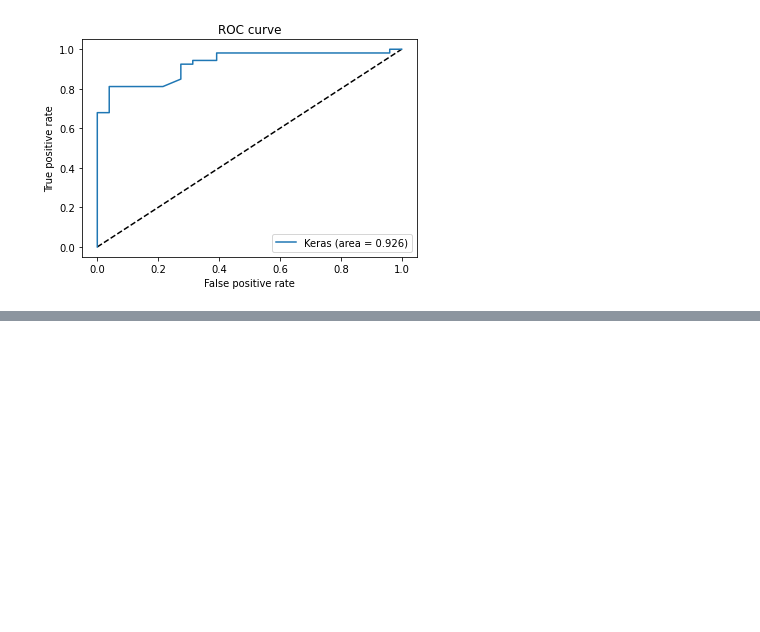
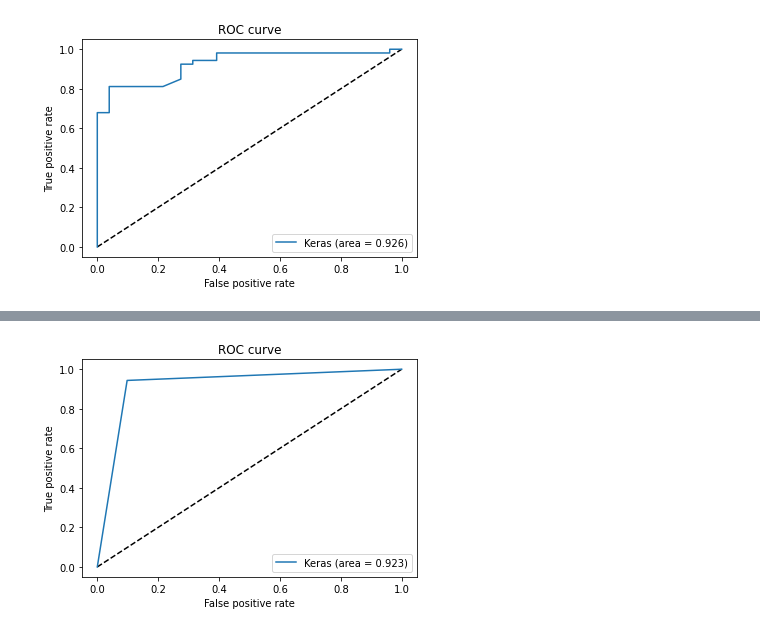
Before and after one commit to aarushkachhawa/Heart-Disease-Detection, a Jupyter notebook: Heart_Disease_Detection_Paper.ipynb, the cells around one changed output, grey strips where cells are left out. Cells and saved outputs as stored; diff of their text form; code cells hidden in the pictures; blank space fills up the shorter version.

Commit message:
Implementing neural network model using MLP from scikit-learn

```diff
--- a/Heart_Disease_Detection_Paper.ipynb
+++ b/Heart_Disease_Detection_Paper.ipynb
@@ -573,3 +573,23 @@ plt.show()
    macro avg       0.84      0.84      0.84       104
 weighted avg       0.84      0.84      0.84       104
 [figure]
+# %%
+# implementation 2 for neural network using MLP
+from sklearn.datasets import load_iris
+from sklearn.neural_network import MLPClassifier
+from sklearn.model_selection import train_test_split
+from sklearn.preprocessing import StandardScaler
+import pandas as pd
+from sklearn.metrics import plot_confusion_matrix
+import matplotlib.pyplot as plt
+
+sc_X = StandardScaler()
+X_train=sc_X.fit_transform(X_train)
+X_test=sc_X.transform(X_test)
+
+clf = MLPClassifier(hidden_layer_sizes=(256,128,64,32),activation="relu",random_state=1).fit(X_train, Y_train)
+y_pred=clf.predict(X_test)
+print(clf.score(X_test, Y_test))
+
+y_pred_label = np.argmax(y_pred, axis=-1)
+print(classification_report(y_test, y_pred_label))
@@ -575,0 +606,19 @@ weighted avg       0.84      0.84      0.84       104
+# %%
+from sklearn.metrics import classification_report
+from sklearn.metrics import roc_curve
+from sklearn.metrics import auc
+from sklearn.metrics import RocCurveDisplay
+
+fpr_keras, tpr_keras, thresholds_keras = roc_curve(y_test.tolist(), y_pred.T[1], pos_label=1)
+auc_keras = auc(fpr_keras, tpr_keras)
+
+plt.figure(1)
+plt.plot([0, 1], [0, 1], 'k--')
+plt.plot(fpr_keras, tpr_keras, label='Keras (area = {:.3f})'.format(auc_keras))
+plt.xlabel('False positive rate')
+plt.ylabel('True positive rate')
+plt.title('ROC curve')
+plt.legend(loc='best')
+plt.show()
+# %% [output]
+[figure, added]
```
Also changed, not shown: parts of 1 cell of this notebook.
